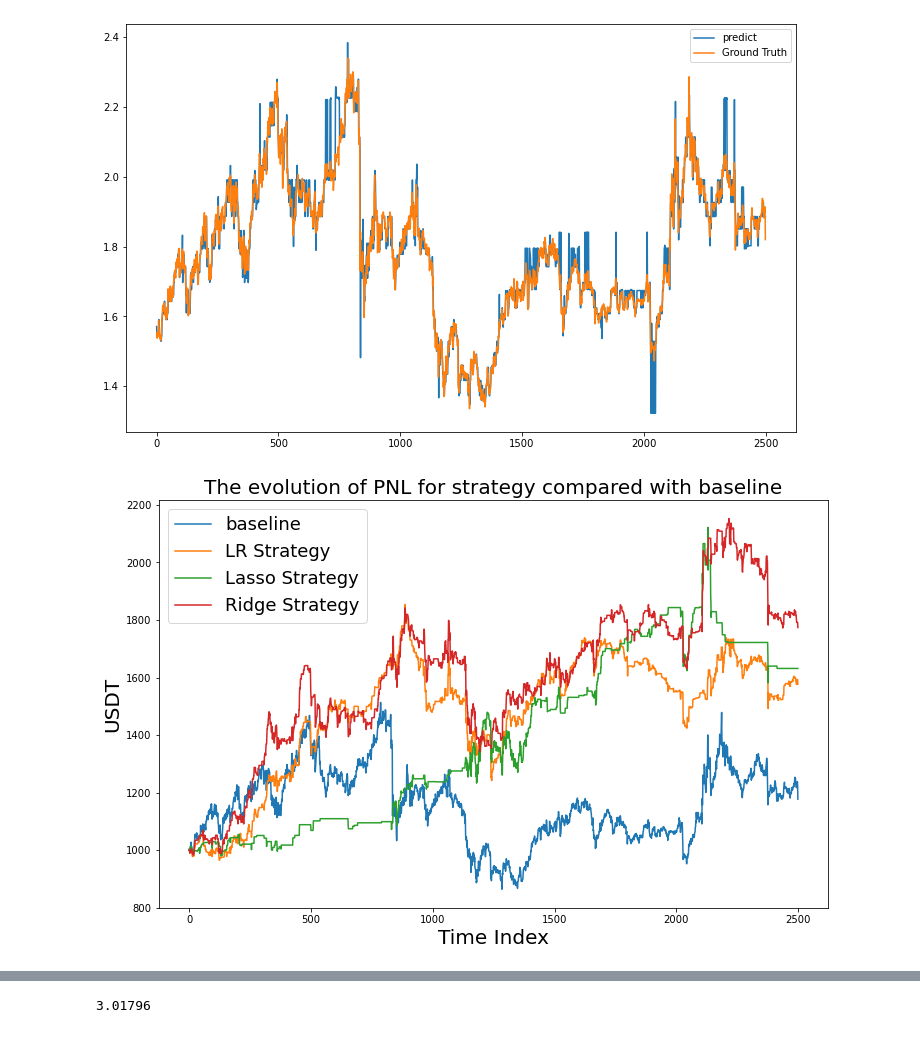
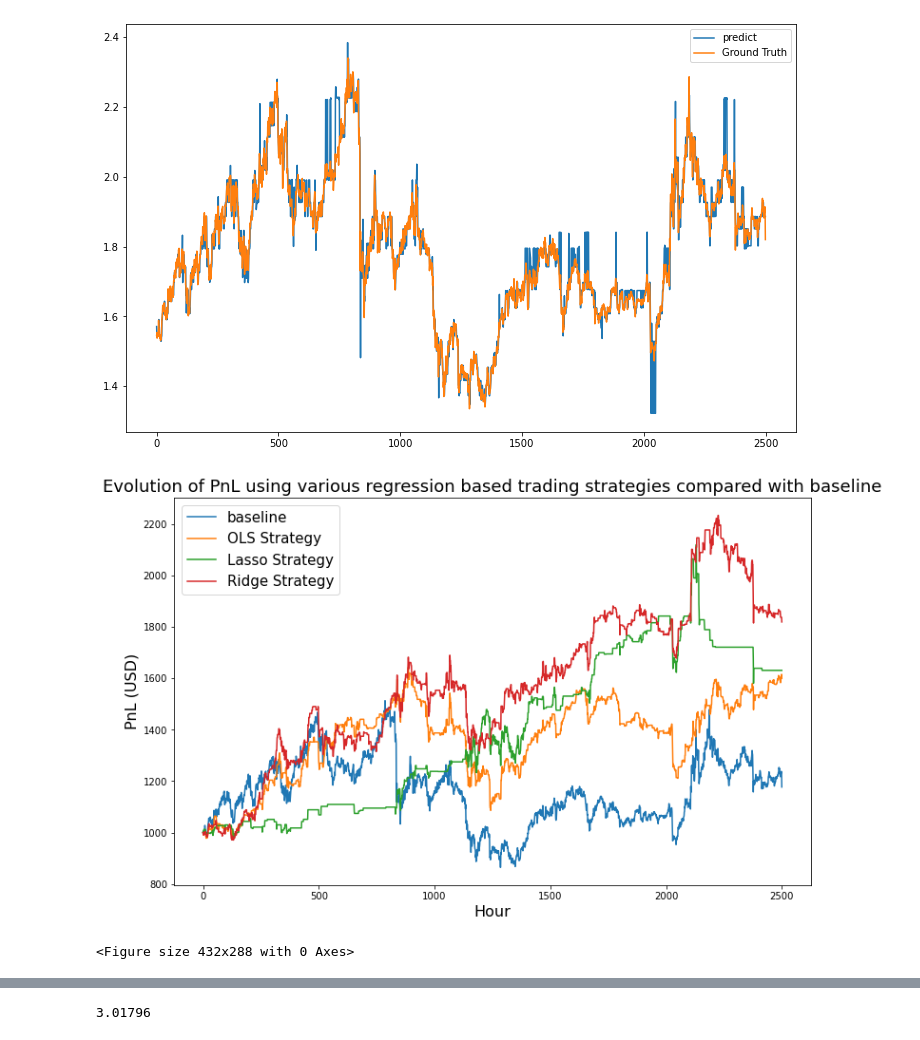
Before and after one commit to zachHFT/Optimal-Cryptocurrency-Trading-Strategies-Step4, a Jupyter notebook: Machine Learning/Statistical learning.ipynb, the cells around one changed output, grey strips where cells are left out. Saved outputs shown, nothing was run; the diff lists cells and outputs as text; code cells hidden in the pictures.

Commit message:
Improved plots from ML work

```diff
--- a/Machine Learning/Statistical learning.ipynb
+++ b/Machine Learning/Statistical learning.ipynb
@@ -307,18 +314,20 @@ plt.legend()
 # %%
 original = valid*1000/valid[0]
 
 plt.figure(figsize=(12, 7.5))
 plt.plot(original,label='baseline')
-plt.plot(pnl_lr,label = 'LR Strategy')
+plt.plot(pnl_lr,label = 'OLS Strategy')
 plt.plot(pnl_lasso,label = 'Lasso Strategy')
 plt.plot(pnl_ridge,label = 'Ridge Strategy')
-plt.legend(fontsize = 18)
-plt.ylabel('USDT',fontsize=20)
-plt.xlabel('Time Index',fontsize=20)
-plt.title('The evolution of PNL for strategy compared with baseline',fontsize=20)
+plt.legend(fontsize = 15)
+plt.ylabel('PnL (USD)',fontsize=16)
+plt.xlabel('Hour',fontsize=16)
+plt.title('Evolution of PnL using various regression based trading strategies compared with baseline',fontsize=18)
 plt.show()
+plt.savefig("PnL_regress_various.png")
 # %% [output]
-[figure, old version]
+[figure, new version]
+<Figure size 432x288 with 0 Axes>
 # %%
 original = valid*1000/valid[0]
 
```
Also changed, not shown: parts of 14 cells of this notebook, 3 other files.
